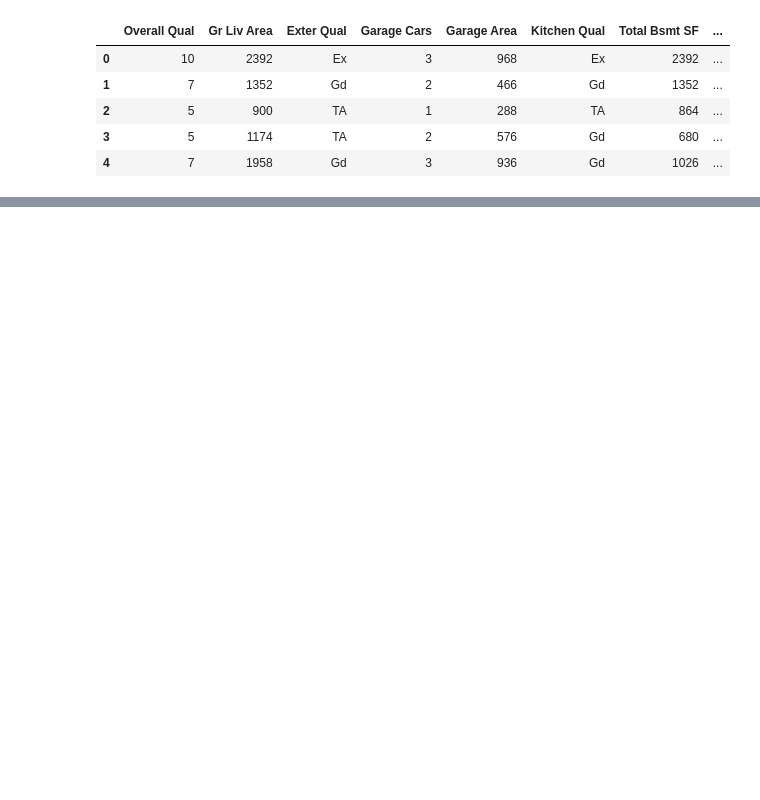
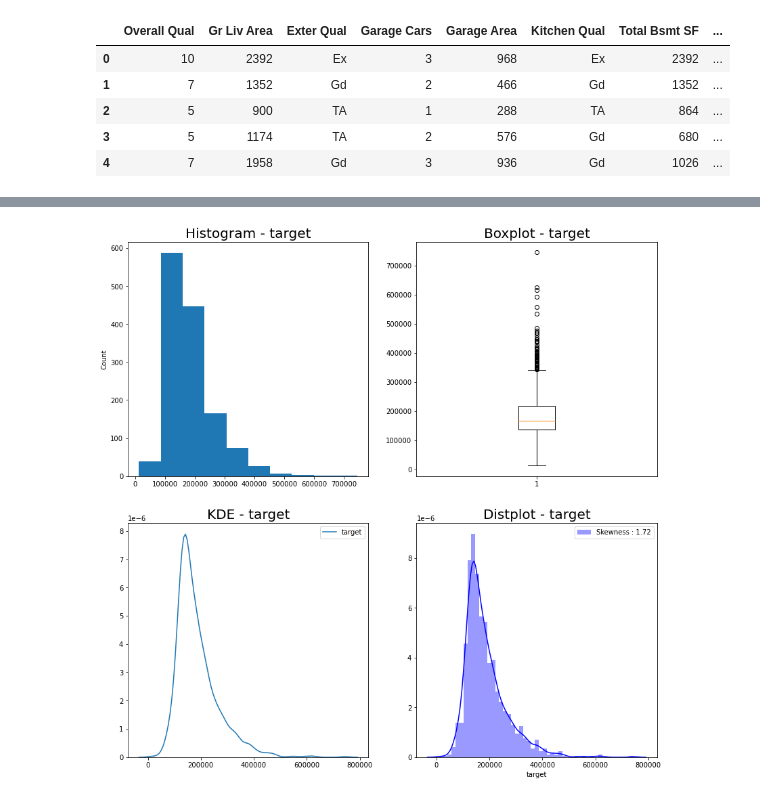
Before and after one commit to Park-taenam/DACON, a Jupyter notebook: HousePrices/HousePrices.ipynb, the cells around one changed output, grey strips where cells are left out. Cells and saved outputs as stored; diff of their text form; code cells hidden in the pictures; blank space fills up the shorter version.

```diff
--- a/HousePrices/HousePrices.ipynb
+++ b/HousePrices/HousePrices.ipynb
@@ -77,0 +101,2 @@ df_train.head()
+# %%
+target = df_train['target']
@@ -77,0 +115,26 @@ df_train.head()
+# %%
+plt.figure(figsize=(14,14))
+
+plt.subplot(2,2,1)
+plt.hist(target)
+plt.title('Histogram - target', fontdict={'fontsize':20})
+plt.ylabel('Count')
+
+plt.subplot(2,2,2)
+plt.boxplot(target)
+plt.title('Boxplot - target', fontdict={'fontsize':20})
+
+plt.subplot(2,2,3)
+sns.kdeplot(target)
+plt.title('KDE - target', fontdict={'fontsize':20})
+
+plt.subplot(2,2,4)
+sns.distplot(target,
+                   color='b',
+                   label='Skewness : {:.2f}'.format(target.skew()))
+plt.legend(loc='best')
+plt.title('Distplot - target', fontdict={'fontsize':20})
+
+plt.show()
+# %% [output]
+[figure, added]
```
Also changed, not shown: parts of 77 cells of this notebook.
